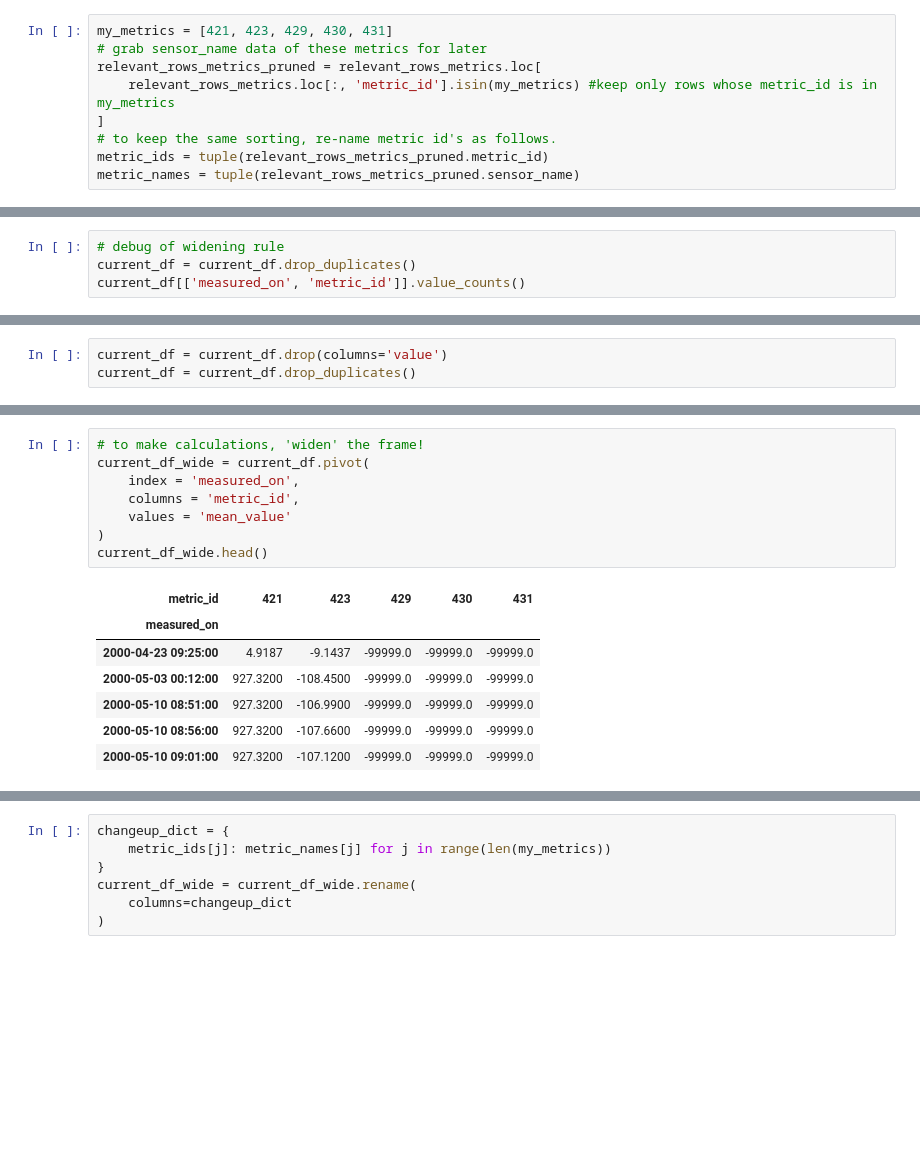
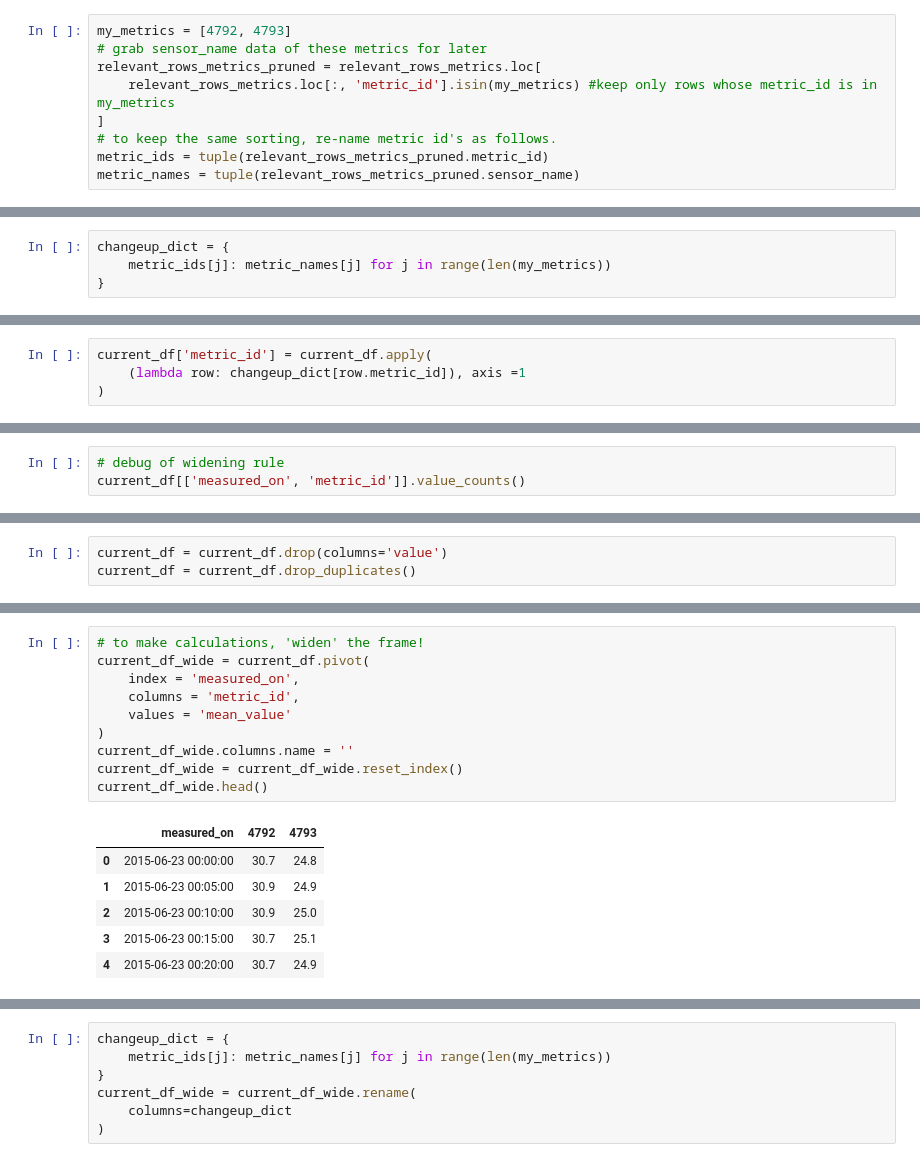
Before and after one commit to Erdos-Projects/predicting-day-ahead-solar-power-production, a Jupyter notebook: src/data/subsystems_explorer.ipynb, the cells around one changed output, grey strips where cells are left out. Saved outputs shown, nothing was run; the diff lists cells and outputs as text; blank space fills up the shorter version.

```diff
--- a/src/data/subsystems_explorer.ipynb
+++ b/src/data/subsystems_explorer.ipynb
@@ -66,7 +64,7 @@ relevant_rows_metrics
 # %% [markdown]
 Ignore power-factor for now, re-incorporate if there is a problem.
 # %%
-my_metrics = [421, 423, 429, 430, 431]
+my_metrics = [4792, 4793]
 # grab sensor_name data of these metrics for later
 relevant_rows_metrics_pruned = relevant_rows_metrics.loc[
     relevant_rows_metrics.loc[:, 'metric_id'].isin(my_metrics) #keep only rows whose metric_id is in my_metrics
@@ -99,0 +111,4 @@ current_df
+# %%
+changeup_dict = {
+    metric_ids[j]: metric_names[j] for j in range(len(my_metrics))
+}
@@ -99,0 +127,4 @@ current_df
+# %%
+current_df['metric_id'] = current_df.apply(
+    (lambda row: changeup_dict[row.metric_id]), axis =1
+)
@@ -127,6 +170,5 @@ current_df.shape
 # %%
 # debug of widening rule
-current_df = current_df.drop_duplicates()
 current_df[['measured_on', 'metric_id']].value_counts()
 # %% [output]
 measured_on          metric_id
@@ -218,19 +260,20 @@ Name: count, Length: 33160994, dtype: int64
 # %%
 # to make calculations, 'widen' the frame!
 current_df_wide = current_df.pivot(
     index = 'measured_on',
     columns = 'metric_id',
     values = 'mean_value'
 )
+current_df_wide.columns.name = ''
+current_df_wide = current_df_wide.reset_index()
 current_df_wide.head()
 # %% [output]
-| metric_id | 421 | 423 | 429 | 430 | 431 |
-| measured_on |  |  |  |  |  |
-| 2000-04-23 09:25:00 | 4.9187 | -9.1437 | -99999.0 | -99999.0 | -99999.0 |
-| 2000-05-03 00:12:00 | 927.3200 | -108.4500 | -99999.0 | -99999.0 | -99999.0 |
-| 2000-05-10 08:51:00 | 927.3200 | -106.9900 | -99999.0 | -99999.0 | -99999.0 |
-| 2000-05-10 08:56:00 | 927.3200 | -107.6600 | -99999.0 | -99999.0 | -99999.0 |
-| 2000-05-10 09:01:00 | 927.3200 | -107.1200 | -99999.0 | -99999.0 | -99999.0 |
+|  | measured_on | 4792 | 4793 |
+| 0 | 2015-06-23 00:00:00 | 30.7 | 24.8 |
+| 1 | 2015-06-23 00:05:00 | 30.9 | 24.9 |
+| 2 | 2015-06-23 00:10:00 | 30.9 | 25.0 |
+| 3 | 2015-06-23 00:15:00 | 30.7 | 25.1 |
+| 4 | 2015-06-23 00:20:00 | 30.7 | 24.9 |
 # %%
 metric_names
 # %% [output]
```
Also changed, not shown: parts of 25 cells of this notebook, 5 other files.
